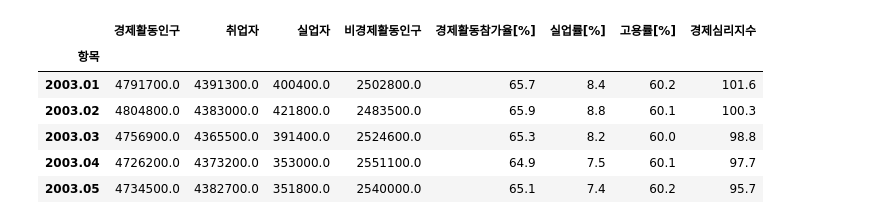
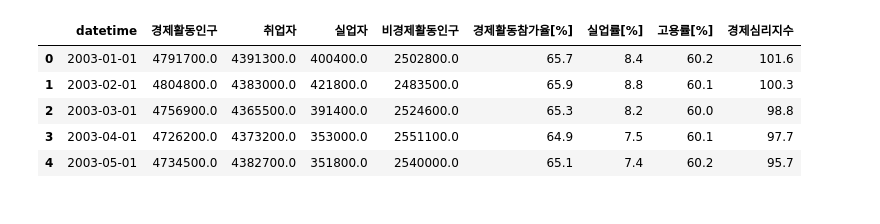
Before and after one commit to Indongspace/final_project_ML, a Jupyter notebook: 20대경제영향시계열분석.ipynb, the cells around one changed output. Saved outputs shown, nothing was run; the diff lists cells and outputs as text; code cells hidden in the pictures.

```diff
--- a/20대경제영향시계열분석.ipynb
+++ b/20대경제영향시계열분석.ipynb
@@ -4,6 +43,6 @@
 import pandas as pd
 import numpy as np
 
-df = pd.read_csv('data/for_statistic/연령별 경제활동인구 20대.csv', encoding='euc-kr')
-df.head(3)
+raw_all = pd.read_csv('data/for_statistic/연령별 경제활동인구 20대.csv', encoding='euc-kr')
+raw_all.head(3)
 # %% [output]
@@ -32,19 +53,18 @@ df
 # %%
 # 열의 값들을 1명 단위로 변경 (곱하기1000)
-def multiply_1000(df, column_name):
-    df[column_name] = df[column_name]*1000
-    return df
+def multiply_1000(raw, column_name):
+    raw[column_name] = raw[column_name]*1000
+    return raw
 # %%
-df = multiply_1000(df, '경제활동인구')
-df = multiply_1000(df, '취업자')
-df = multiply_1000(df, '실업자')
-df = multiply_1000(df, '비경제활동인구')
-df.head()
+raw_all = multiply_1000(raw_all, '경제활동인구')
+raw_all = multiply_1000(raw_all, '취업자')
+raw_all = multiply_1000(raw_all, '실업자')
+raw_all = multiply_1000(raw_all, '비경제활동인구')
+raw_all.head()
 # %% [output]
-|  | 경제활동인구 | 취업자 | 실업자 | 비경제활동인구 | 경제활동참가율[%] | 실업률[%] | 고용률[%] | 경제심리지수 |
-| 항목 |  |  |  |  |  |  |  |  |
-| 2003.01 | 4791700.0 | 4391300.0 | 400400.0 | 2502800.0 | 65.7 | 8.4 | 60.2 | 101.6 |
-| 2003.02 | 4804800.0 | 4383000.0 | 421800.0 | 2483500.0 | 65.9 | 8.8 | 60.1 | 100.3 |
-| 2003.03 | 4756900.0 | 4365500.0 | 391400.0 | 2524600.0 | 65.3 | 8.2 | 60.0 | 98.8 |
-| 2003.04 | 4726200.0 | 4373200.0 | 353000.0 | 2551100.0 | 64.9 | 7.5 | 60.1 | 97.7 |
-| 2003.05 | 4734500.0 | 4382700.0 | 351800.0 | 2540000.0 | 65.1 | 7.4 | 60.2 | 95.7 |
+|  | datetime | 경제활동인구 | 취업자 | 실업자 | 비경제활동인구 | 경제활동참가율[%] | 실업률[%] | 고용률[%] | 경제심리지수 |
+| 0 | 2003-01-01 | 4791700.0 | 4391300.0 | 400400.0 | 2502800.0 | 65.7 | 8.4 | 60.2 | 101.6 |
+| 1 | 2003-02-01 | 4804800.0 | 4383000.0 | 421800.0 | 2483500.0 | 65.9 | 8.8 | 60.1 | 100.3 |
+| 2 | 2003-03-01 | 4756900.0 | 4365500.0 | 391400.0 | 2524600.0 | 65.3 | 8.2 | 60.0 | 98.8 |
+| 3 | 2003-04-01 | 4726200.0 | 4373200.0 | 353000.0 | 2551100.0 | 64.9 | 7.5 | 60.1 | 97.7 |
+| 4 | 2003-05-01 | 4734500.0 | 4382700.0 | 351800.0 | 2540000.0 | 65.1 | 7.4 | 60.2 | 95.7 |
```
Also changed, not shown: parts of 32 cells of this notebook, 1 other file.
